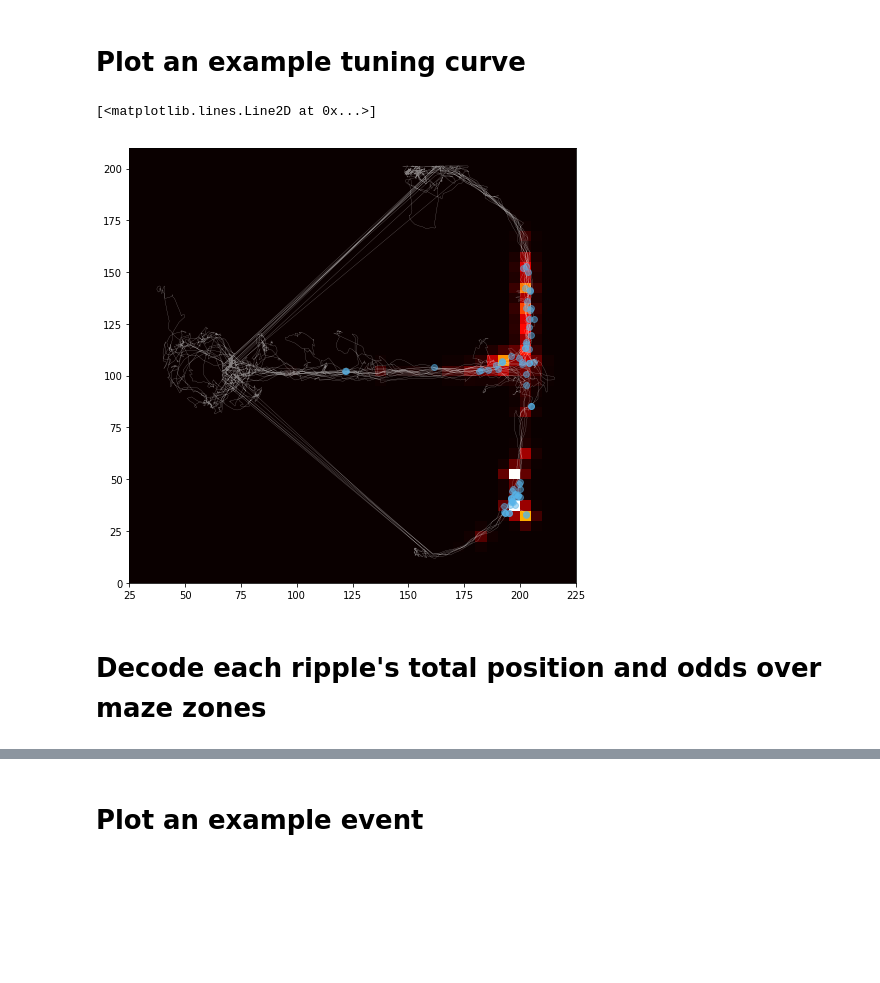
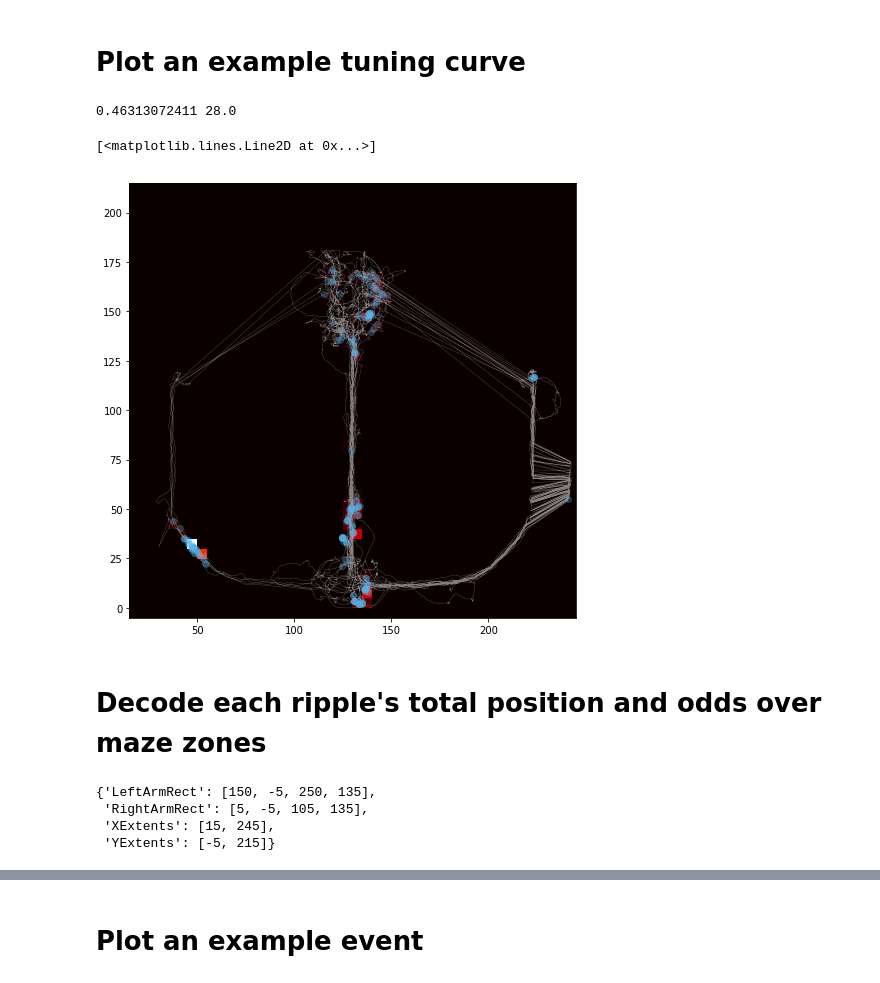
Before and after one commit to ckemere/RippleStickiness, a Jupyter notebook: Ripple-Bias-Moti-T-Full.ipynb, the cells around one changed output, grey strips where cells are left out. Drawn from its saved outputs; the diff is of its cells as text; code cells hidden in the pictures; blank space fills up the shorter version.

```diff
--- a/Ripple-Bias-Moti-T-Full.ipynb
+++ b/Ripple-Bias-Moti-T-Full.ipynb
@@ -18,6 +18,7 @@ import nelpy.io
 jar = nel.load_pkl(filename)
 
 data = jar.Data
+TrackData = jar.TrackData
 del jar
 # %%
 data.keys()
@@ -112,30 +119,49 @@ day = '2013-08-20'
 # %%
 import nelpy.plotting as npl
+
+anim = 'R064'
+day = '2015-04-19'
 
 tc = TuningCurves[anim][day]
 xx_mid = tc.xbin_centers
 yy_mid = tc.ybin_centers
 
 S = data[anim][day]['spikes']
 pos = data[anim][day]['pos']
 
-runpos = pos[data[anim][day]['trial_iv'],:]
+with warnings.catch_warnings():
+    warnings.simplefilter("ignore")
+    speed = nel.utils.dxdt_AnalogSignalArray(pos, smooth=True, sigma=sigma_500ms)
+
+# get_run_epochs is a utility function which wraps a speed threshold. This finds periods where the speed
+#   is greater than v2 and reaches at least a maximum of v1.
+with warnings.catch_warnings():
+    warnings.simplefilter("ignore")
+    run_epochs = nel.utils.get_run_epochs(speed, v1=10, v2=5) # has to be at least 10 cm/s
+    run_epochs = run_epochs.intersect(data[anim][day]['trial_iv'])
+
+
+#runpos = pos[data[anim][day]['trial_iv'],:]
+runpos = pos[run_epochs,:]
+xvals, yvals = runpos.asarray().yvals
+
+nidx = 5
+
+print(S[runpos.support].n_spikes[nidx]/runpos.support.duration,
+     tc.ratemap[nidx,:,:].max())
+xspks, yspks = runpos.asarray(at=S[run_epochs,:].time[nidx]).yvals
+
+placefield = tc.ratemap[nidx]
 
 fig, ax = plt.subplots(1,1, figsize = (8, 8))
-
-xvals, yvals = runpos.simplify(n_points=5000).asarray().yvals
-
-nidx = 2
-xspks, yspks = runpos.asarray(at=S[runpos.support].time[nidx]).yvals
-
 ax.set_aspect('equal')
-placefield = tc.ratemap[nidx]
 npl.imagesc(x=xx_mid, y=yy_mid, data=placefield.T, cmap=plt.cm.hot, ax=ax)
 ax.plot(xvals, yvals, lw=0.25, color='w', alpha=0.5)
-ax.plot(xspks, yspks, 'o', color=npl.colors.sweet.blue, alpha=0.5)
+ax.plot(xspks, yspks, 'o', color=npl.colors.sweet.blue, alpha=0.25)
 # %% [output]
-[<matplotlib.lines.Line2D at 0x...>]
+0.46313072411 28.0
+[<matplotlib.lines.Line2D at 0x...>]
-[figure, old version]
+[figure, new version]
 # %% [markdown]
 # Decode each ripple's total position and odds over maze zones
 # %%
@@ -160,6 +186,13 @@ def calculate_shuffle_odds(swr, ratemap, left_pixels, right_pixels, n_shuffles=5
         shuf_odds.append(left_odds - right_odds)
 
     return (true_odds, shuf_odds)
+# %%
+TrackData['R064']
+# %% [output]
+{'LeftArmRect': [150, -5, 250, 135],
+ 'RightArmRect': [5, -5, 105, 135],
+ 'XExtents': [15, 245],
+ 'YExtents': [-5, 215]}
 # %%
 from joblib import Parallel, delayed
 from scipy import stats
```
Also changed, not shown: parts of 36 cells of this notebook.
